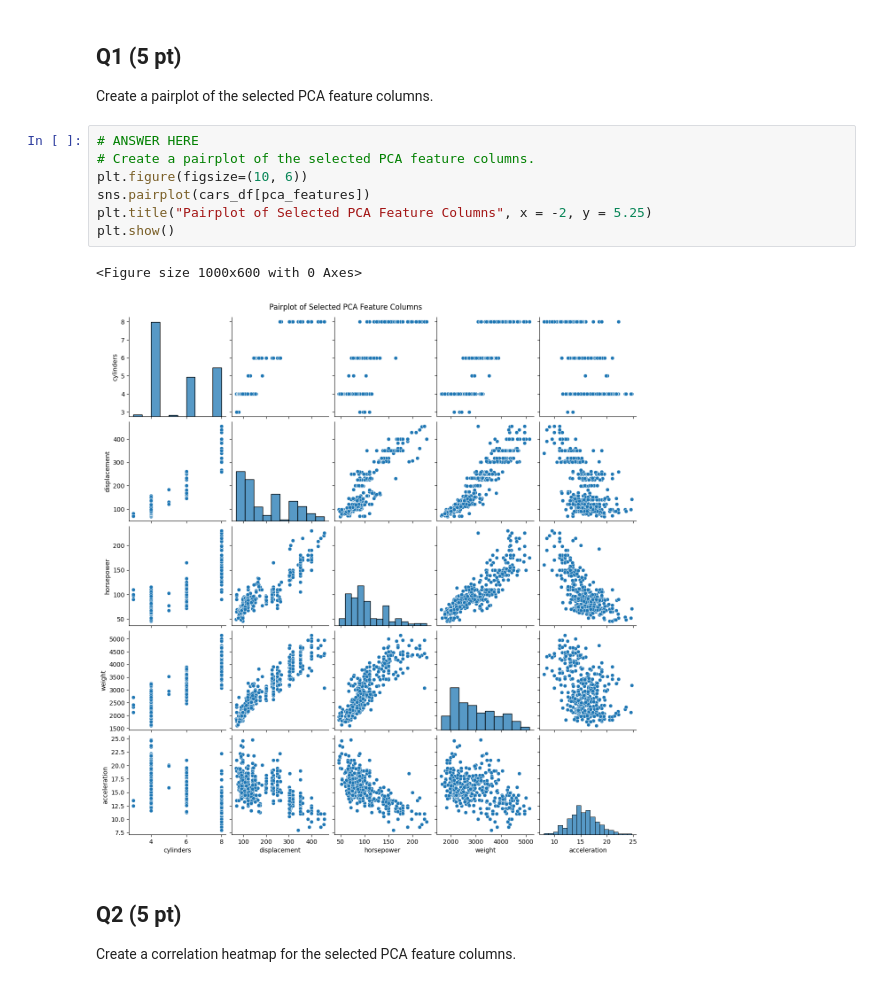
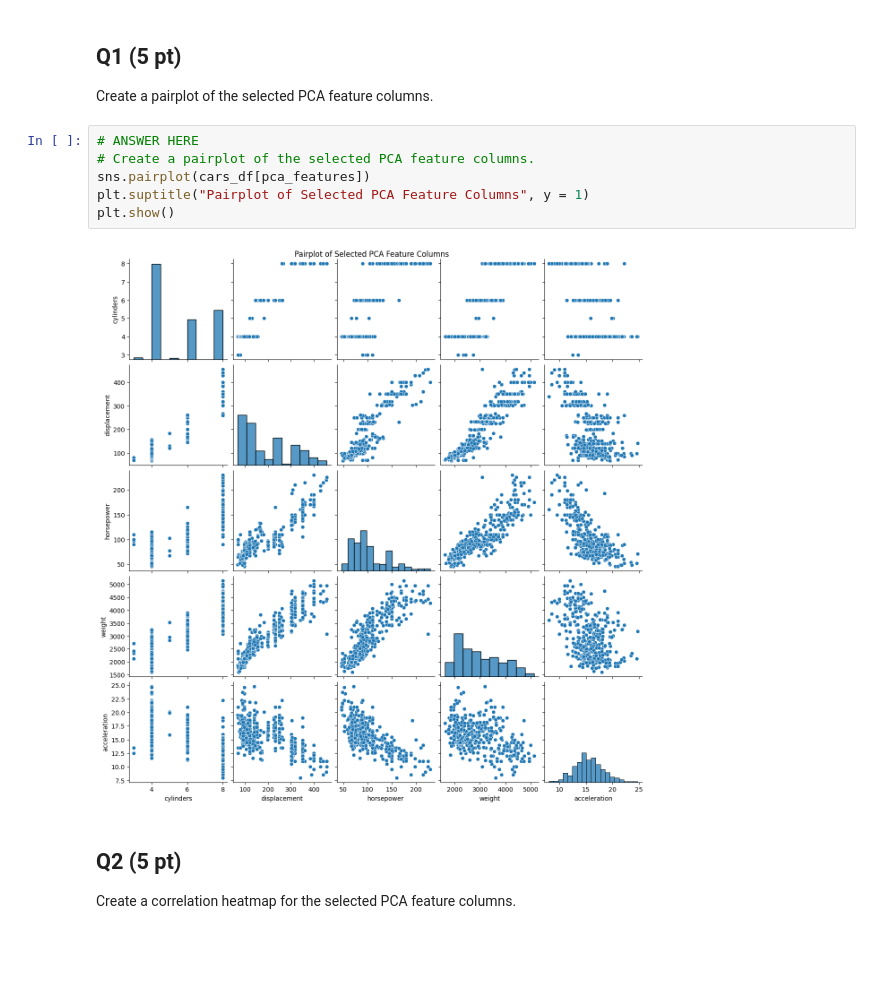
Before and after one commit to lainegoldmacher1/Project-3, a Jupyter notebook: Project3_PCA_Student.ipynb, the cells around one changed output. Saved outputs shown, nothing was run; the diff lists cells and outputs as text; blank space fills up the shorter version.

```diff
--- a/Project3_PCA_Student.ipynb
+++ b/Project3_PCA_Student.ipynb
@@ -71,13 +71,11 @@ Create a pairplot of the selected PCA feature columns.
 # %%
 # ANSWER HERE
 # Create a pairplot of the selected PCA feature columns.
-plt.figure(figsize=(10, 6))
 sns.pairplot(cars_df[pca_features])
-plt.title("Pairplot of Selected PCA Feature Columns", x = -2, y = 5.25)
+plt.suptitle("Pairplot of Selected PCA Feature Columns", y = 1)
 plt.show()
 # %% [output]
-<Figure size 1000x600 with 0 Axes>
-[figure, old version]
+[figure, new version]
 # %% [markdown]
 ## Q2 (5 pt)
 
```
Also changed, not shown: parts of 5 cells of this notebook.
